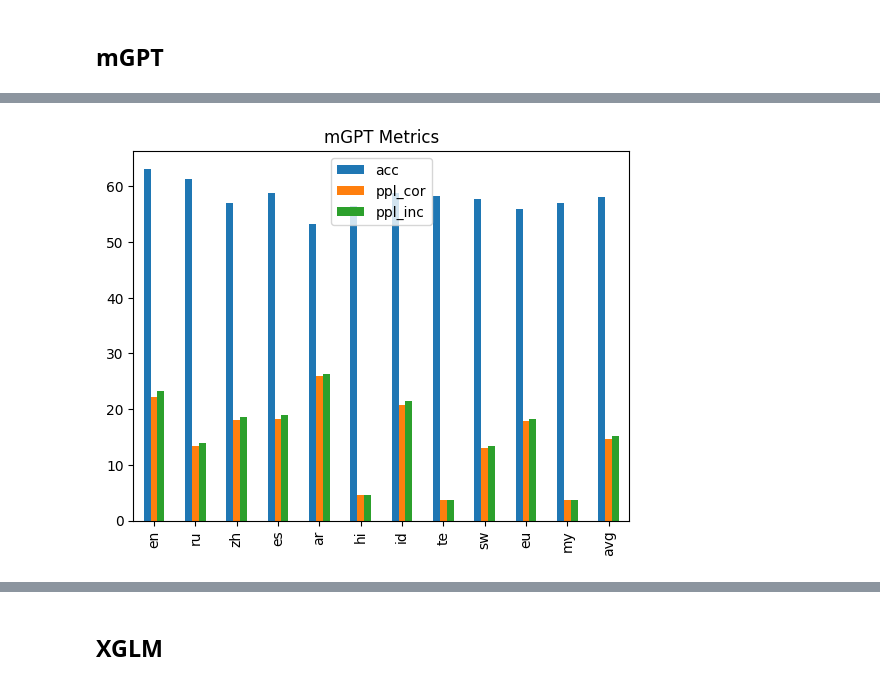
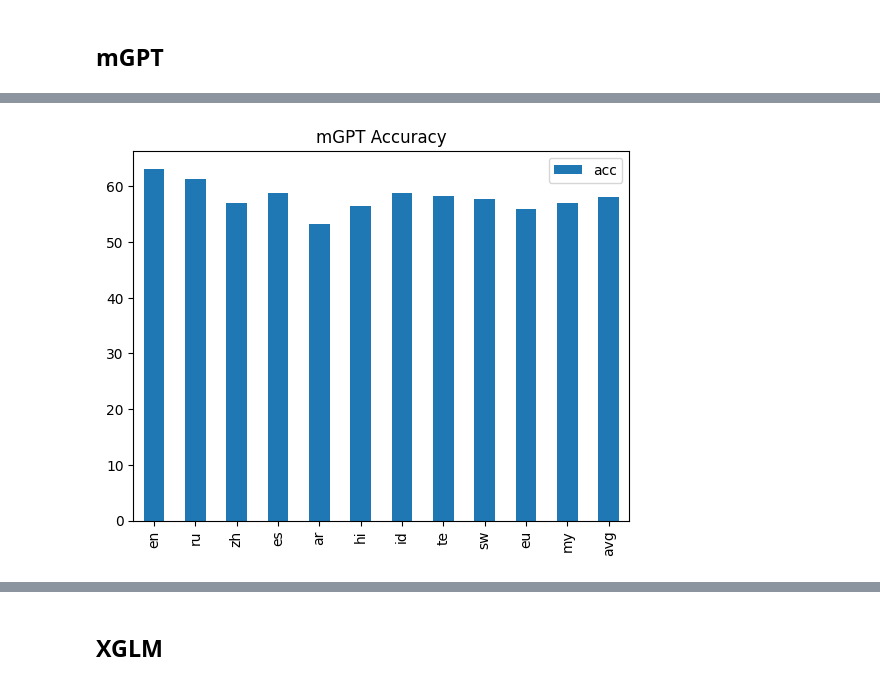
Before and after one commit to juletx/self-translate, a Jupyter notebook: evaluation/xstory_cloze.ipynb, the cells around one changed output, grey strips where cells are left out. Cells and saved outputs as stored; diff of their text form; code cells hidden in the pictures.

Commit message:
create better plots for evaluation results

```diff
--- a/evaluation/xstory_cloze.ipynb
+++ b/evaluation/xstory_cloze.ipynb
@@ -50,4 +34,4 @@ metrics_df
 # %%
-plot_df(metrics_df, "mGPT Metrics")
+plot_df(metrics_df[["lang", "acc"]], "mGPT Accuracy")
 # %% [output]
-[figure, old version]
+[figure, new version]
```
Also changed, not shown: parts of 14 cells of this notebook.
